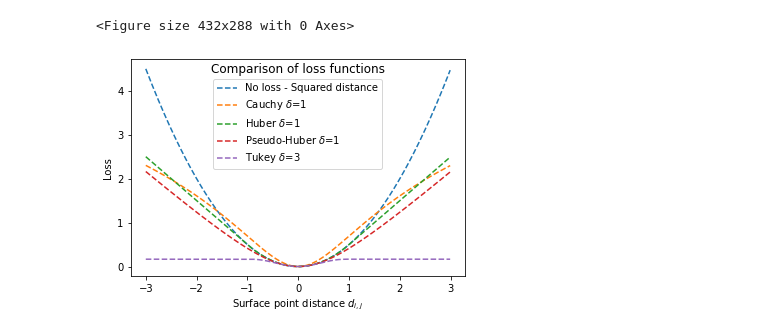
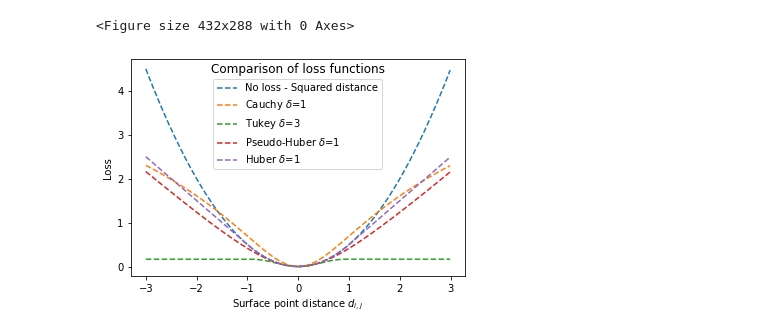
Before and after one commit to Samleo8/CFEAR_evaluation, a Jupyter notebook: loss_function_eval/plot_loss_funcitons.ipynb, the cells around one changed output. Cells and saved outputs as stored; diff of their text form; code cells hidden in the pictures.

```diff
--- a/loss_function_eval/plot_loss_funcitons.ipynb
+++ b/loss_function_eval/plot_loss_funcitons.ipynb
@@ -8,6 +8,7 @@ import csv
 b=1
 def NoLoss(x,b):
     return x*x/2
+def Huber(x,b):
     if (np.fabs(x)<=b): return 1/2.0*x*x
     else: return b*(np.fabs(x)-b/2.0)
 def Cauchy(x,b):
@@ -52,36 +53,38 @@ fig, ax = plt.subplots()
 
 plt.plot(x, y_none, '--',   label='No loss - Squared distance')
 plt.plot(x, y_cauchy, '--', label='Cauchy $\delta$=1')
+plt.plot(x, y_tukey, '--',  label='Tukey $\delta$=3')
+plt.plot(x, y_softl1, '--', label='Pseudo-Huber $\delta$=1')
 plt.plot(x, y_huber, '--',  label='Huber $\delta$=1')
-plt.plot(x, y_softl1, '--', label='Pseudo-Huber $\delta$=1')
-plt.plot(x, y_tukey, '--',  label='Tukey $\delta$=3')
+
+
 
 #plt.plot(x, y_combined, 'y-')
 leg = ax.legend(loc='center',bbox_to_anchor=(0.5, 0, 0.0, 1.4));
 #ax.set_title('Residuals scaled by loss function',fontsize=10,loc='center')
 
 
 #ax.set_xlabel(')
 ax.set_ylabel('Loss')
 #plt.axis('equal')
 #ax.xaxis.set_label_position('top')
 ax.set_xlabel('Surface point distance $d_{i,j}$')
 ax.set_title('Comparison of loss functions', y=1.0, pad=-14)
 plt.savefig('./output/robust_loss.png')
 plt.savefig('./output/robust_loss.pdf')
 
 
 
 #dd=df.sort_values(by=["z min", "k strongest"])
 #filter_tab = dd.pivot_table(index='k strongest', columns='z min', values='Filtering avg')
 #sns_plot_2 = sns.heatmap(filter_tab,vmin=3, vmax=20, cmap="coolwarm",annot=True, fmt=".1f",cbar_kws={'label': 'Computation time [ms]'},annot_kws={"size": 10})
 #plt.title('Filtering time due to k-strong and z min')
 #fig2=sns_plot_2.get_figure()
 #fig2.savefig('./output/k-strongest_time.eps', format='eps')
 #fig2.savefig('./output/k-strongest_time.png', format='png', dpi=1000)
 # %% [output]
 <Figure size 432x288 with 0 Axes>
-[figure, old version]
+[figure, new version]
 # %%
 import pandas as pd
 import seaborn as sns
```
Also changed, not shown: parts of 2 cells of this notebook, 6 other files.
